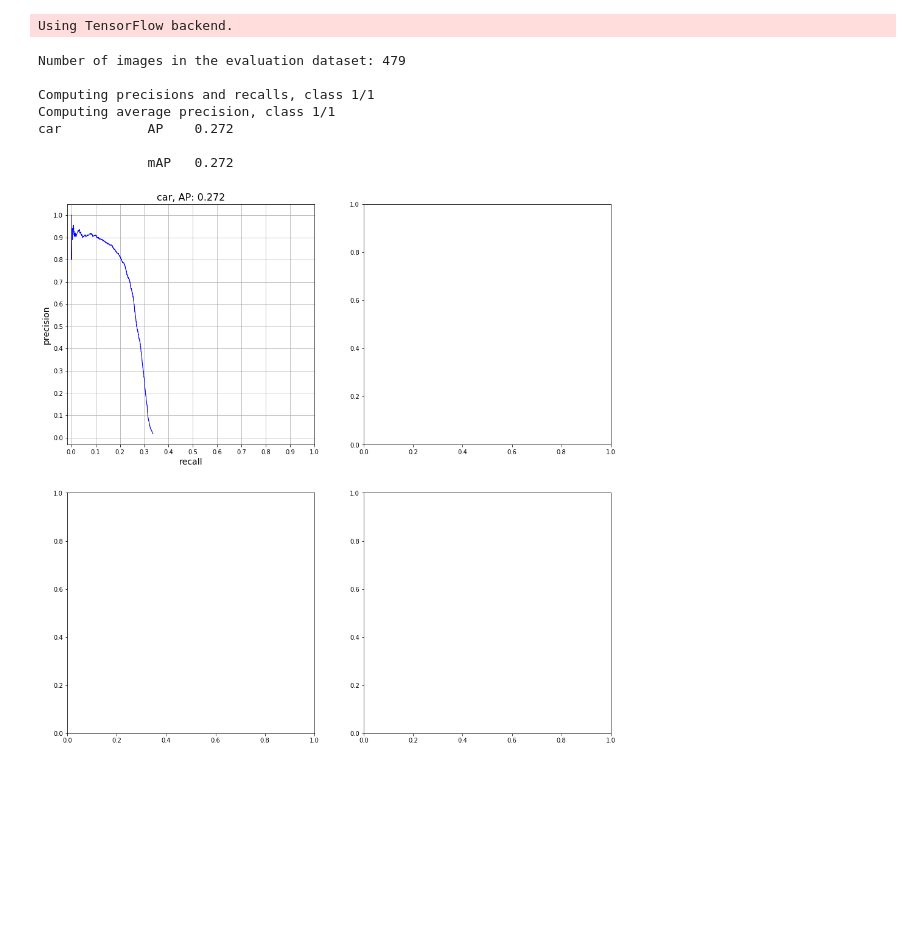
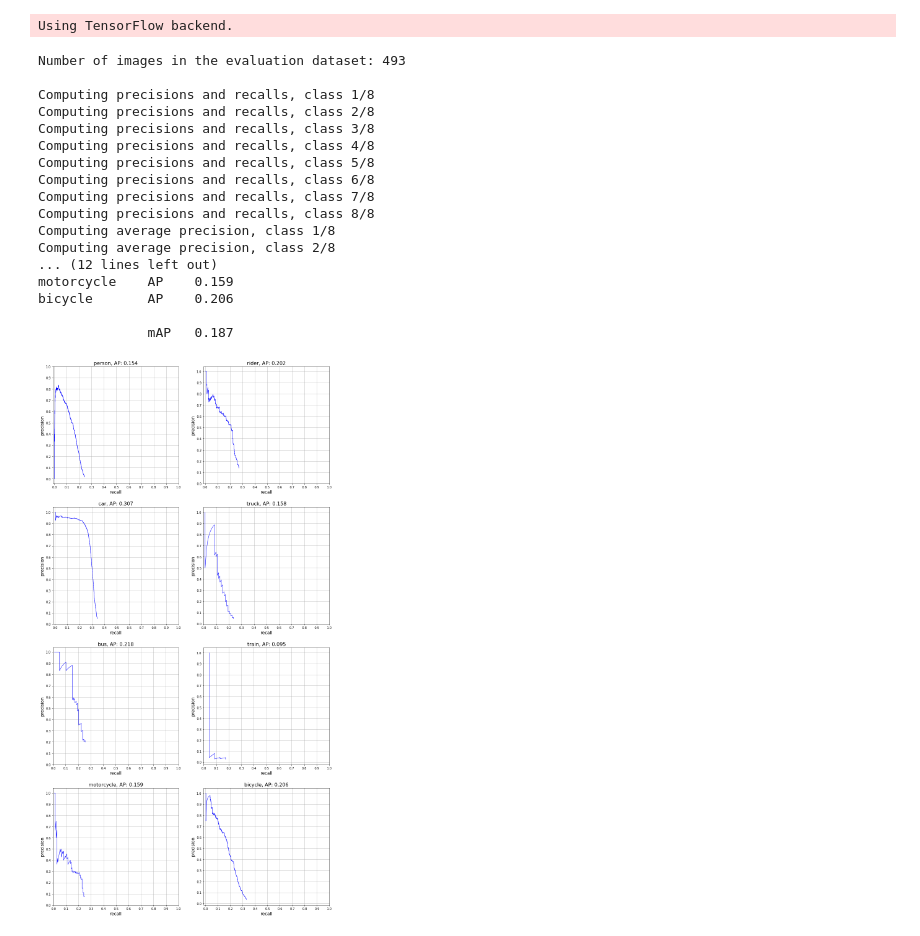
Before and after one commit to zhiqiangwan/LLFDA, a Jupyter notebook: src/ssd300_siamese_evaluation.ipynb, the cells around one changed output. Saved outputs shown, nothing was run; the diff lists cells and outputs as text; code cells hidden in the pictures; blank space fills up the shorter version.

```diff
--- a/src/ssd300_siamese_evaluation.ipynb
+++ b/src/ssd300_siamese_evaluation.ipynb
@@ -138,7 +233,7 @@ if Model_Build == 'New_Model_Load_Weights':
                     n_classes=n_classes,
                     mode=model_mode,
                     l2_regularization=0.0005,
-                    scales=[0.07, 0.15, 0.33, 0.51, 0.69, 0.87, 1.05],
+                    scales=scales,
                     aspect_ratios_per_layer=[[1.0, 2.0, 0.5],
                                              [1.0, 2.0, 0.5, 3.0, 1.0 / 3.0],
                                              [1.0, 2.0, 0.5, 3.0, 1.0 / 3.0],
@@ -199,7 +294,7 @@ else:
 # Load dataset from the created h5 file.
 train_dataset = DataGenerator(dataset='train',
                               load_images_into_memory=False,
-                              hdf5_dataset_path=os.path.join(processed_dataset_path, 'dataset_cityscapes_train.h5'),
+                              hdf5_dataset_path=os.path.join(processed_dataset_path, 'dataset_train.h5'),
                               filenames=train_source_image_set_filename,
                               target_filenames=train_target_image_set_filename,
                               filenames_type='text',
@@ -208,7 +303,7 @@ train_dataset = DataGenerator(dataset='train',
 
 val_dataset = DataGenerator(dataset='val',
                             load_images_into_memory=False,
-                            hdf5_dataset_path=os.path.join(processed_dataset_path, 'dataset_cityscapes_test.h5'),
+                            hdf5_dataset_path=os.path.join(processed_dataset_path, 'dataset_test.h5'),
                             filenames=test_target_image_set_filename,
                             filenames_type='text',
                             images_dir=test_target_images_dir)
@@ -229,7 +324,7 @@ if evaluate_mode == 'Visualize_detection':
     convert_to_3_channels = ConvertTo3Channels()
     resize = Resize(height=img_height, width=img_width)
 
-    test_generator = val_dataset.generate(batch_size=batch_size,
+    test_generator = train_dataset.generate(batch_size=batch_size,
                                             shuffle=False,
                                             transformations=[convert_to_3_channels,
                                                              resize],
@@ -249,7 +344,7 @@ if evaluate_mode == 'Visualize_detection':
     # but by the order defined in DataGenerator.generate()
     batch_images, batch_filenames, batch_inverse_transforms, batch_original_images, batch_original_labels = next(test_generator)
 
-    i = 5 # Which batch item to look at
+    i = 3 # Which batch item to look at
     print("Image:", batch_filenames[i])
     print()
     print("Ground truth boxes:\n")
@@ -286,7 +381,7 @@ if evaluate_mode == 'Visualize_detection':
 #         current_axis.add_patch(plt.Rectangle((xmin, ymin), xmax-xmin, ymax-ymin, color='green', fill=False, linewidth=2))
 #         current_axis.text(xmin, ymin, label, size='x-large', color='white', bbox={'facecolor':'green', 'alpha': 1.0})
 
-    good_prediction = [val for val in y_pred_decoded_inv[i] if val[1] > 0.35 ]  # confidence_thresh
+    good_prediction = [val for val in y_pred_decoded_inv[i] if val[1] > 0.3 ]  # confidence_thresh
 
     for box in good_prediction:
         xmin = box[2]
@@ -329,36 +424,46 @@ elif evaluate_mode == 'MAP':
                         return_average_precisions=True,
                         verbose=True)
 
     mean_average_precision, average_precisions, precisions, recalls = results
 
     for i in range(1, len(average_precisions)):
         print("{:<14}{:<6}{}".format(classes[i], 'AP', round(average_precisions[i], 3)))
     print()
     print("{:<14}{:<6}{}".format('', 'mAP', round(mean_average_precision, 3)))
 
     m = max((n_classes + 1) // 2, 2)
     n = 2
 
     fig, cells = plt.subplots(m, n, figsize=(n*8, m*8))
     for i in range(m):
         for j in range(n):
             if n*i+j+1 > n_classes: break
             cells[i, j].plot(recalls[n*i+j+1], precisions[n*i+j+1], color='blue', linewidth=1.0)
             cells[i, j].set_xlabel('recall', fontsize=14)
             cells[i, j].set_ylabel('precision', fontsize=14)
             cells[i, j].grid(True)
             cells[i, j].set_xticks(np.linspace(0, 1, 11))
             cells[i, j].set_yticks(np.linspace(0, 1, 11))
             cells[i, j].set_title("{}, AP: {:.3f}".format(classes[n*i+j+1], average_precisions[n*i+j+1]), fontsize=16)
 
 else:
     raise ValueError('Undefined evaluate_mode.')
 # %% [output]
-Number of images in the evaluation dataset: 479
+Number of images in the evaluation dataset: 493
 
-Computing precisions and recalls, class 1/1
-Computing average precision, class 1/1
-car           AP    0.272
+Computing precisions and recalls, class 1/8
+Computing precisions and recalls, class 2/8
+Computing precisions and recalls, class 3/8
+Computing precisions and recalls, class 4/8
+Computing precisions and recalls, class 5/8
+Computing precisions and recalls, class 6/8
+Computing precisions and recalls, class 7/8
+Computing precisions and recalls, class 8/8
+Computing average precision, class 1/8
+Computing average precision, class 2/8
+... (12 lines left out)
+motorcycle    AP    0.159
+bicycle       AP    0.206
 
-              mAP   0.272
+              mAP   0.187
-[figure, old version]
+[figure, new version]
```
Also changed, not shown: parts of 2 cells of this notebook, 12 other files.
